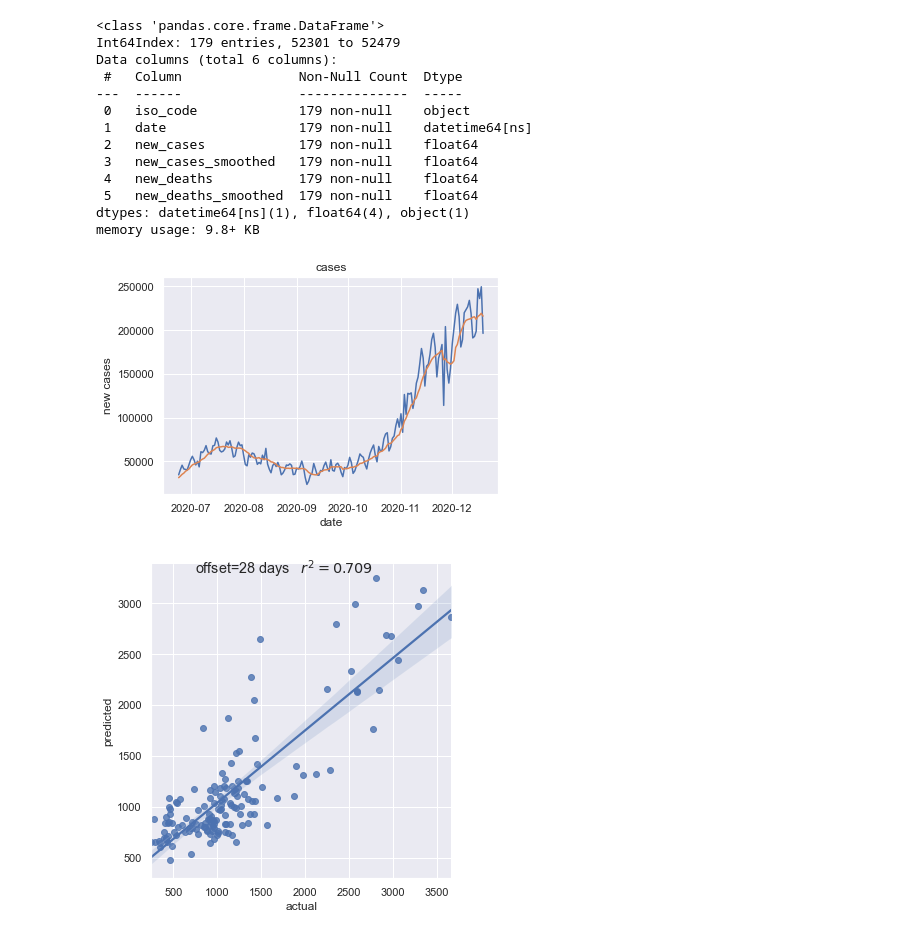
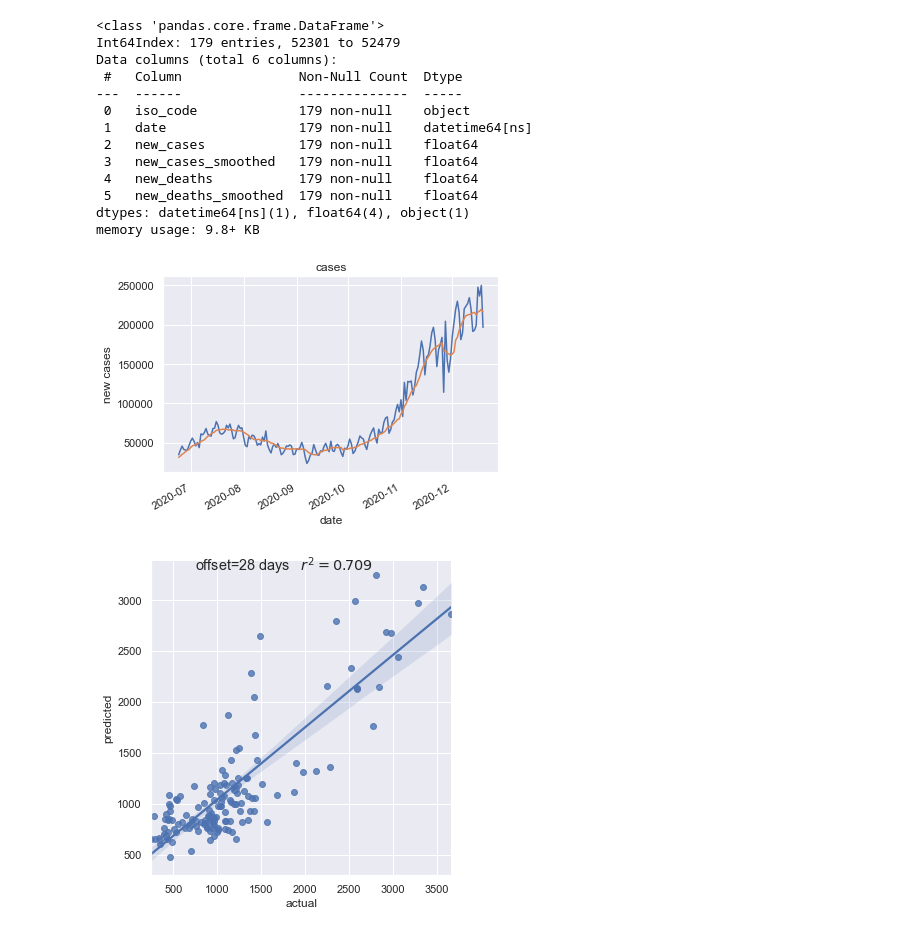
Before and after one commit to dkackman/covid, a Jupyter notebook: covid-linear-regression.ipynb, the cells around one changed output. Saved outputs shown, nothing was run; the diff lists cells and outputs as text; code cells hidden in the pictures.

```diff
--- a/covid-linear-regression.ipynb
+++ b/covid-linear-regression.ipynb
@@ -34,14 +32,15 @@ memory usage: 9.8+ KB
 # %%
 fig, ax = plt.subplots()
 plt.title("cases")
 ax.set_xlabel("date")
 ax.set_ylabel("new cases")
 ax.plot(df["date"], df[['new_cases']])
 ax.plot(df["date"], df[['new_cases_smoothed']])
+fig.autofmt_xdate()
 
 plt.show()
 # %% [output]
-[figure, old version]
+[figure, new version]
 # %%
 model = BestFitModel(df[['new_cases']], df['new_deaths'], MAX_OFFSET)
 
```
Also changed, not shown: parts of 3 cells of this notebook, 4 other files.
